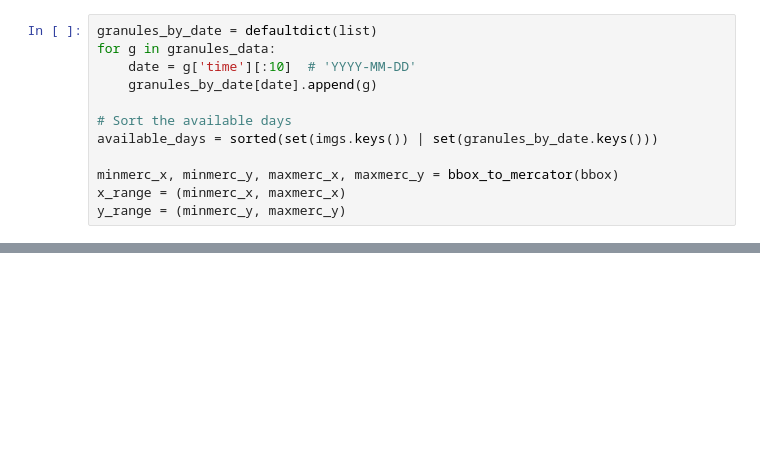
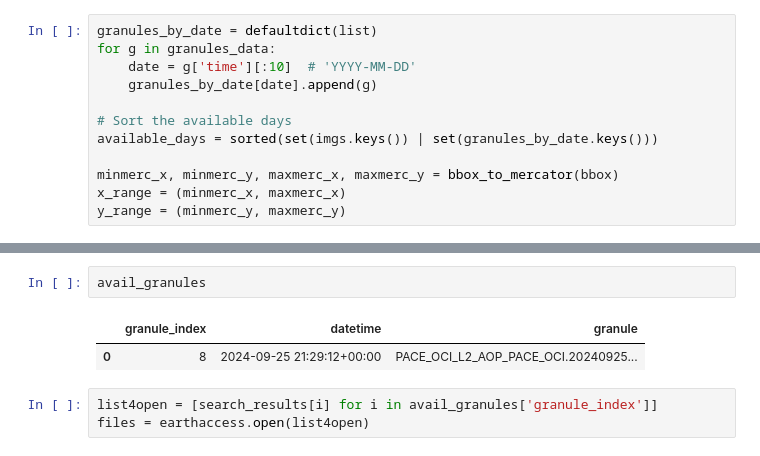
Before and after one commit to weiwilliam/SeaPACE, a Jupyter notebook: Notebooks/granulesovertruecolor.ipynb, the cells around one changed output, grey strips where cells are left out. Cells and saved outputs as stored; diff of their text form; blank space fills up the shorter version.

```diff
--- a/Notebooks/granulesovertruecolor.ipynb
+++ b/Notebooks/granulesovertruecolor.ipynb
@@ -532,3 +699,11 @@ app = pn.Column(
 app.servable()
 # %% [output]
 [interactive output not drawn]
+# %%
+avail_granules
+# %% [output]
+|  | granule_index | datetime | granule |
+| 0 | 8 | 2024-09-25 21:29:12+00:00 | PACE_OCI_L2_AOP_PACE_OCI.20240925... |
+# %%
+list4open = [search_results[i] for i in avail_granules['granule_index']]
+files = earthaccess.open(list4open)
```
Also changed, not shown: parts of 15 cells of this notebook.
